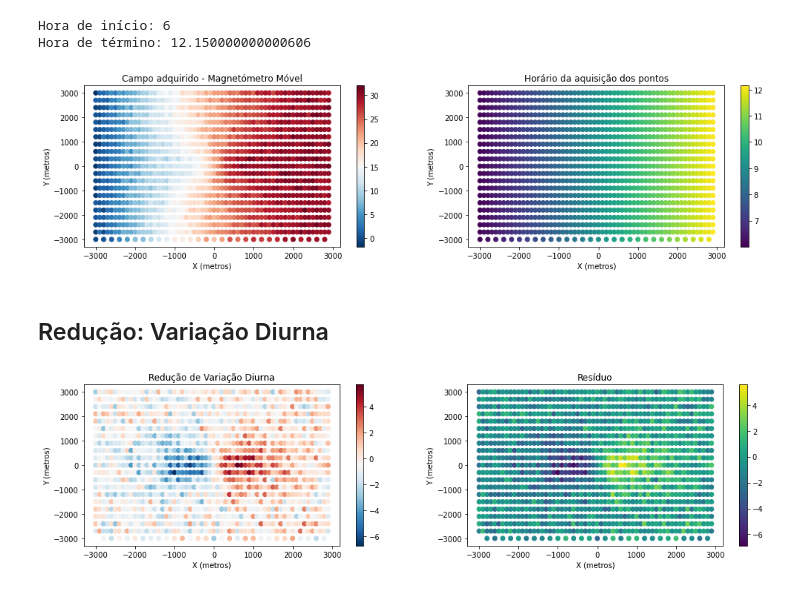
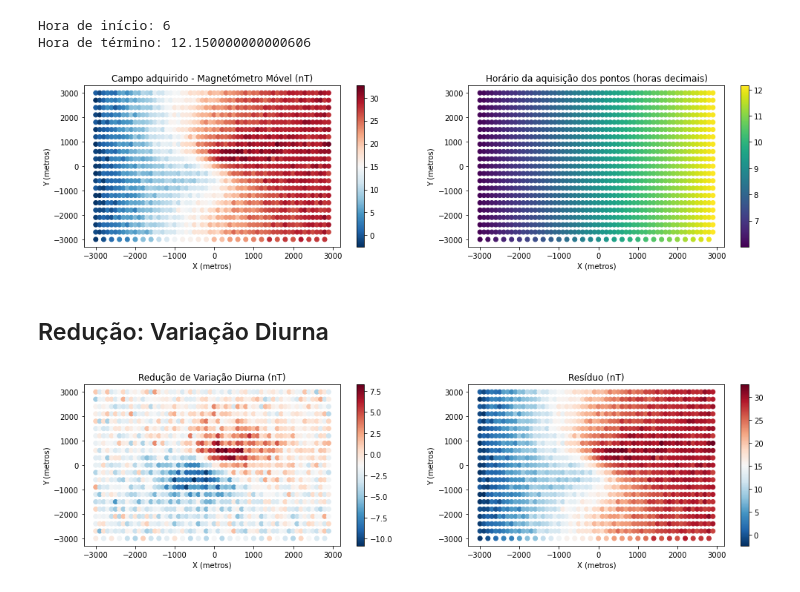
Before and after one commit to gdssouza/IGRF_n_diurnalVariation, a Jupyter notebook: variacao_diurna_sintetica.ipynb, the cells around one changed output. Cells and saved outputs as stored; diff of their text form; code cells hidden in the pictures.

```diff
--- a/variacao_diurna_sintetica.ipynb
+++ b/variacao_diurna_sintetica.ipynb
@@ -34,7 +34,7 @@ def retornaB_dipolo(m_v, x , y, xc=0, yc=0, zc=-1000,z=0):
 xc = 0                                  # metros
 yc = 0                                  # metros
 zc = -800                               # metros
-m_v = np.array([5e15,2e6,8e5])          # vetor de m que é em Am²
+m_v = np.array([5e15,7e15,8e5])         # vetor de m que é em Am²
 
 B_dipolo = retornaB_dipolo(m_v,X,Y)     # T
 B_dipolo = B_dipolo*10e9                # nT
@@ -53,7 +53,7 @@ plt.show()
 # %%
 #F = 23500.0 # Campo regional em nT
 
-def variacaoDiurna(h,F,vB,i=0,f=0.8):
+def variacaoDiurna(h,F,vB,i=0,f=1):
     if 6. <= h <= 18.:
         return F + vB * np.sin((np.pi/12.0) * (h-6.0) ) + random.normalvariate(i, f)
     else:
@@ -65,7 +65,7 @@ vB = 30.0                     # amplitude da variacao diurna em nT
 hora = np.linspace(0.0, 24.0, 1000, endpoint=True)
 B_diurno = []
 for h in hora:
-    B = retornaB_dipolo(m_v,0,0) + variacaoDiurna(h,F,vB)
+    B = variacaoDiurna(h,F,vB)
     B_diurno.append(B)
 # %%
 plt.figure(figsize=(7,7))
@@ -121,50 +124,49 @@ plt.subplot(1, 2, 1)
 plt.scatter(magnetometroMovel_xyBt[0],magnetometroMovel_xyBt[1],c=magnetometroMovel_xyBt[2],cmap = plt.cm.RdBu_r)
 plt.xlabel('X (metros)')
 plt.ylabel('Y (metros)')
-plt.title('Campo adquirido - Magnetómetro Móvel')
+plt.title('Campo adquirido - Magnetómetro Móvel (nT)')
 plt.colorbar()
 
 plt.subplot(1, 2, 2)
 plt.scatter(magnetometroMovel_xyBt[0],magnetometroMovel_xyBt[1],c=magnetometroMovel_xyBt[3])
 plt.xlabel('X (metros)')
 plt.ylabel('Y (metros)')
-plt.title('Horário da aquisição dos pontos')
+plt.title('Horário da aquisição dos pontos (horas decimais)')
 plt.colorbar()
 
 plt.show()
 # %% [output]
-[figure, old version]
+[figure, new version]
 # %% [markdown]
 ## Redução: Variação Diurna
 # %%
 media_mensal = F
 residuo = []
-dadoReduzido_xyBt = [[],[],[],[]]
-for i in range(1,len(magnetometroMovel_xyBt[0])):
-    dadoReduzido_xyBt[2] += [ magnetometroMovel_xyBt[2][i] - (magnetometroBase_Bt[0][i]-media_mensal)]
-    residuo.append(dadoReduzido_xyBt[2][i-1]-retornaB_dipolo(m_v,x,y))
 
-dadoReduzido_xyBt[0] = magnetometroMovel_xyBt[0][1:]
-dadoReduzido_xyBt[1] = magnetometroMovel_xyBt[1][1:]
-dadoReduzido_xyBt[3] = magnetometroMovel_xyBt[3][1:]
+dadoReduzido_xyBt = np.copy(magnetometroMovel_xyBt)
+
+for i in range(len(magnetometroMovel_xyBt[0])):
+    residuo.append( dadoReduzido_xyBt[2][i] - retornaB_dipolo(m_v,x,y) )
+
+dadoReduzido_xyBt[2] = magnetometroMovel_xyBt[2] - (magnetometroBase_Bt[0]-media_mensal)
 # %%
 # vizualizacao do grid de observacoes em função do tempo
 py.rcParams['figure.figsize'] = (17.0, 4.0) #Redimensiona a figura
 
 plt.subplot(1, 2, 1)
 plt.scatter(dadoReduzido_xyBt[0],dadoReduzido_xyBt[1],c=dadoReduzido_xyBt[2],cmap = plt.cm.RdBu_r)
 plt.xlabel('X (metros)')
 plt.ylabel('Y (metros)')
-plt.title('Redução de Variação Diurna')
+plt.title('Redução de Variação Diurna (nT)')
 plt.colorbar()
 
 plt.subplot(1, 2, 2)
-plt.scatter(dadoReduzido_xyBt[0],dadoReduzido_xyBt[1],c=residuo)
+plt.scatter(dadoReduzido_xyBt[0],dadoReduzido_xyBt[1],c=residuo,cmap = plt.cm.RdBu_r)
 plt.xlabel('X (metros)')
 plt.ylabel('Y (metros)')
-plt.title('Resíduo')
+plt.title('Resíduo (nT)')
 plt.colorbar()
 
 plt.show()
 # %% [output]
-[figure, old version]
+[figure, new version]
```
Also changed, not shown: parts of 3 cells of this notebook.
